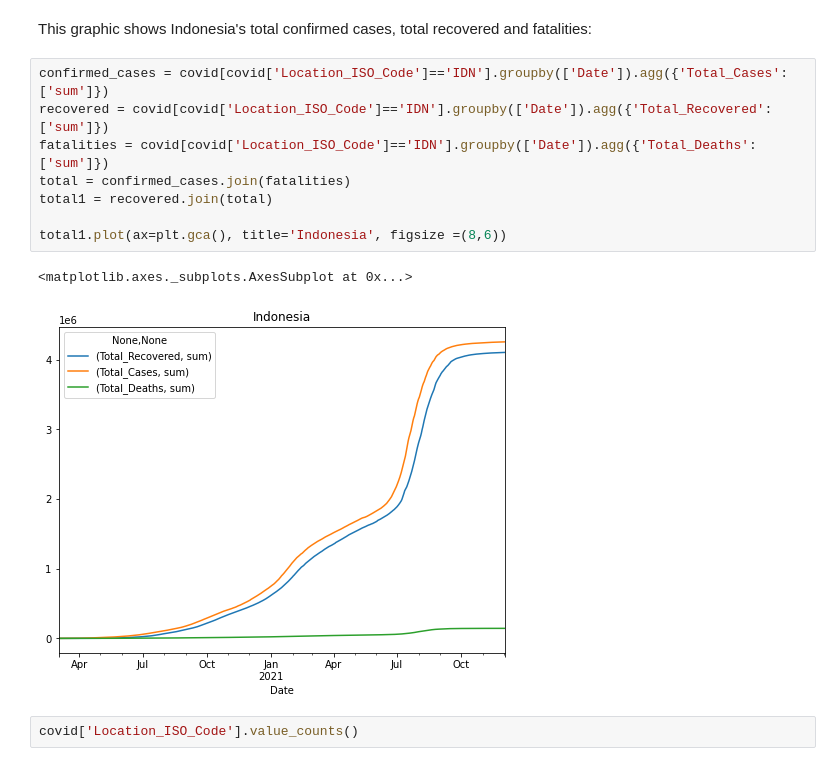
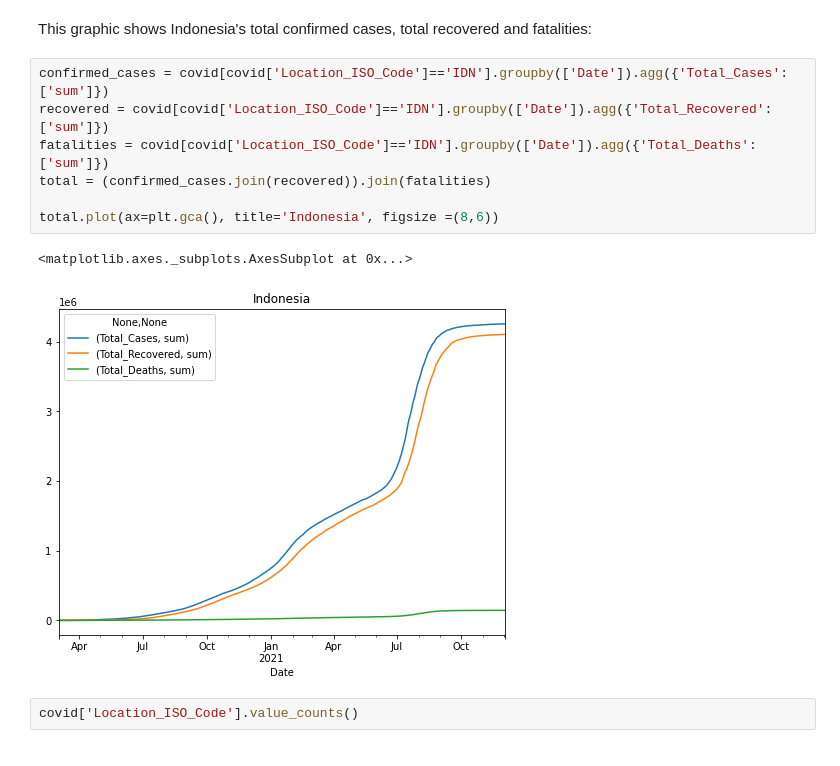
Before and after one commit to azizpambayun/project, a Jupyter notebook: covid_19_analysis_and_visualization_in_Indonesia.ipynb, the cells around one changed output. Saved outputs shown, nothing was run; the diff lists cells and outputs as text.

```diff
--- a/covid_19_analysis_and_visualization_in_Indonesia.ipynb
+++ b/covid_19_analysis_and_visualization_in_Indonesia.ipynb
@@ -152,14 +152,13 @@ This graphic shows Indonesia's total confirmed cases, total recovered and fatali
 # %%
 confirmed_cases = covid[covid['Location_ISO_Code']=='IDN'].groupby(['Date']).agg({'Total_Cases':['sum']})
 recovered = covid[covid['Location_ISO_Code']=='IDN'].groupby(['Date']).agg({'Total_Recovered':['sum']})
 fatalities = covid[covid['Location_ISO_Code']=='IDN'].groupby(['Date']).agg({'Total_Deaths':['sum']})
-total = confirmed_cases.join(fatalities)
-total1 = recovered.join(total)
+total = (confirmed_cases.join(recovered)).join(fatalities)
 
-total1.plot(ax=plt.gca(), title='Indonesia', figsize =(8,6))
+total.plot(ax=plt.gca(), title='Indonesia', figsize =(8,6))
 # %% [output]
 <matplotlib.axes._subplots.AxesSubplot at 0x...>
-[figure, old version]
+[figure, new version]
 # %%
 covid['Location_ISO_Code'].value_counts()
 # %% [output]
```
Also changed, not shown: parts of 2 cells of this notebook.
